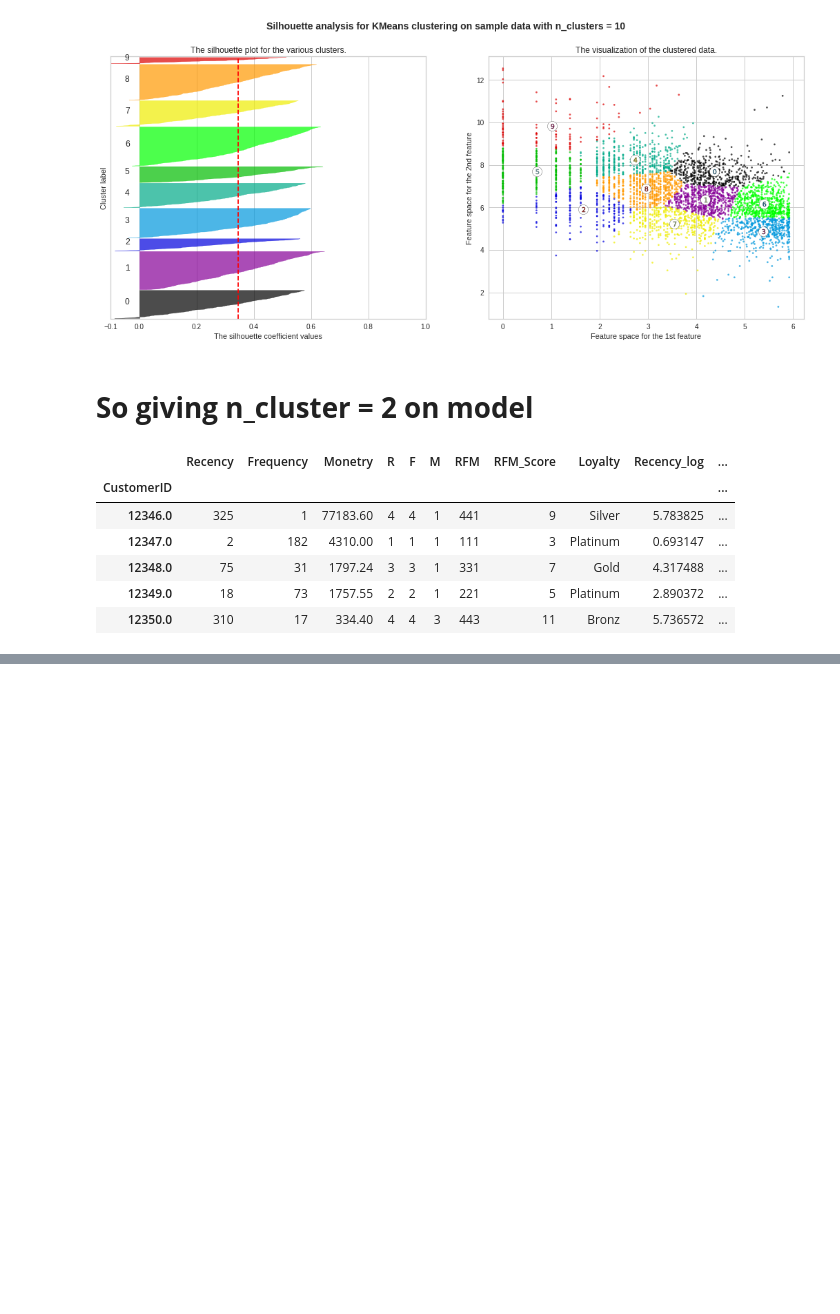
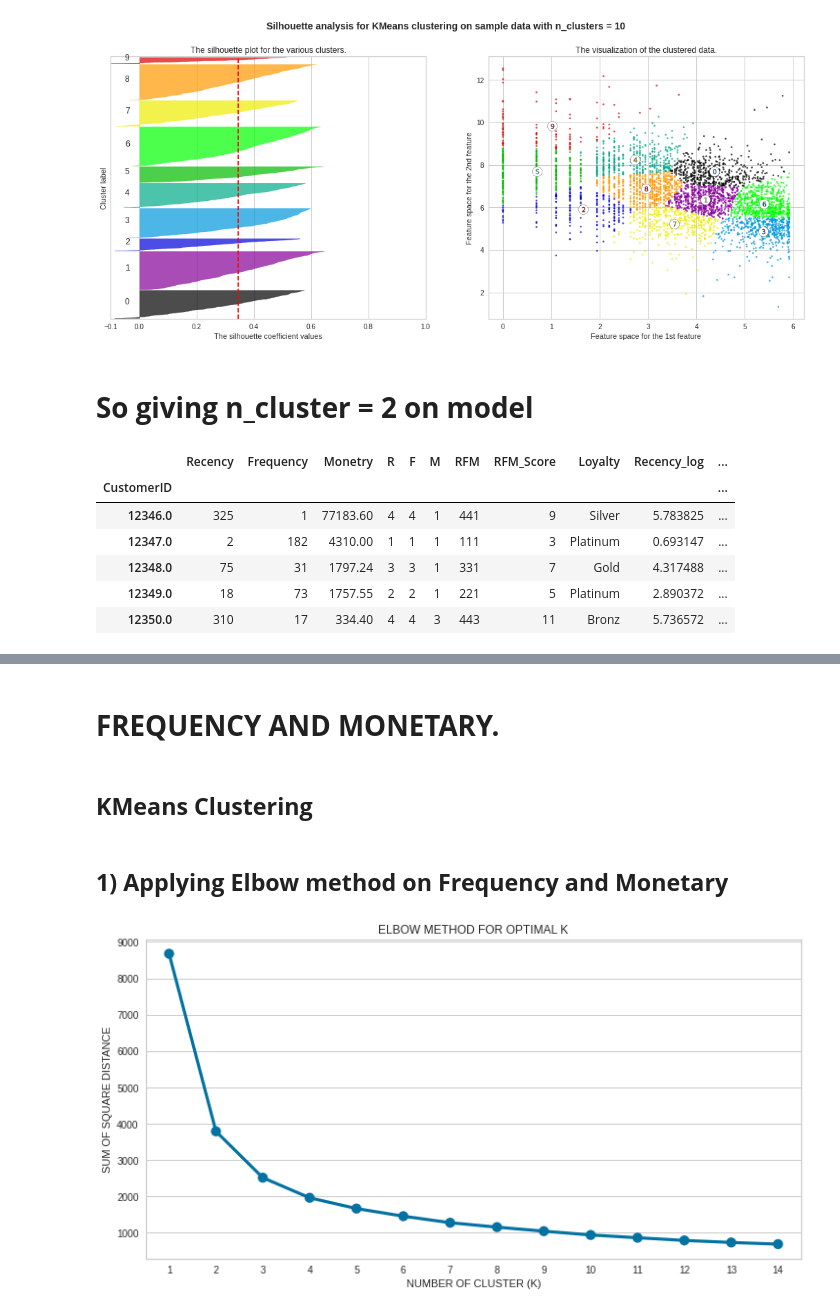
Before and after one commit to PrateekKumar88888/Online-Retail-Customer-Segmentation, a Jupyter notebook: Online_retail_customer_segmentation.ipynb, the cells around one changed output, grey strips where cells are left out. Cells and saved outputs as stored; diff of their text form; code cells hidden in the pictures; blank space fills up the shorter version.

```diff
--- a/Online_retail_customer_segmentation.ipynb
+++ b/Online_retail_customer_segmentation.ipynb
@@ -1081,0 +1142,34 @@ plt.scatter(centers[:,0], centers[:,1], c='red', s=200, alpha=0.8)
+# %% [markdown]
+# **FREQUENCY AND MONETARY.**
+# %% [markdown]
+## **KMeans Clustering**
+# %% [markdown]
+## **1) Applying Elbow method on Frequency and Monetary**
+# %%
+# Taking frequency and monetary log in list.
+frequency_and_monetary_lsit = ['Frequency_log','Monetry_log']
+
+# Taking values of frequency and monetary in x.
+x = rfm_df[frequency_and_monetary_lsit].values
+
+# Standerdizing the data.
+scaler = StandardScaler()
+x = scaler.fit_transform(x)
+
+# Applying Elbow method.
+wcss = {}
+for k in range(1,15):
+  km = KMeans(n_clusters = k, init = 'k-means++', max_iter=1000)
+  km = km.fit(x)
+  wcss[k] = km.inertia_
+
+
+# plotting the graph for sum of square distance and number of cluster.
+plt.figure(figsize=(12,6))
+sns.pointplot(x = list(wcss.keys()), y = list(wcss.values()))
+plt.title('ELBOW METHOD FOR OPTIMAL K')
+plt.xlabel('NUMBER OF CLUSTER (K)')
+plt.ylabel('SUM OF SQUARE DISTANCE')
+plt.show()
+# %% [output]
+[figure, added]
```
Also changed, not shown: parts of 31 cells of this notebook.
